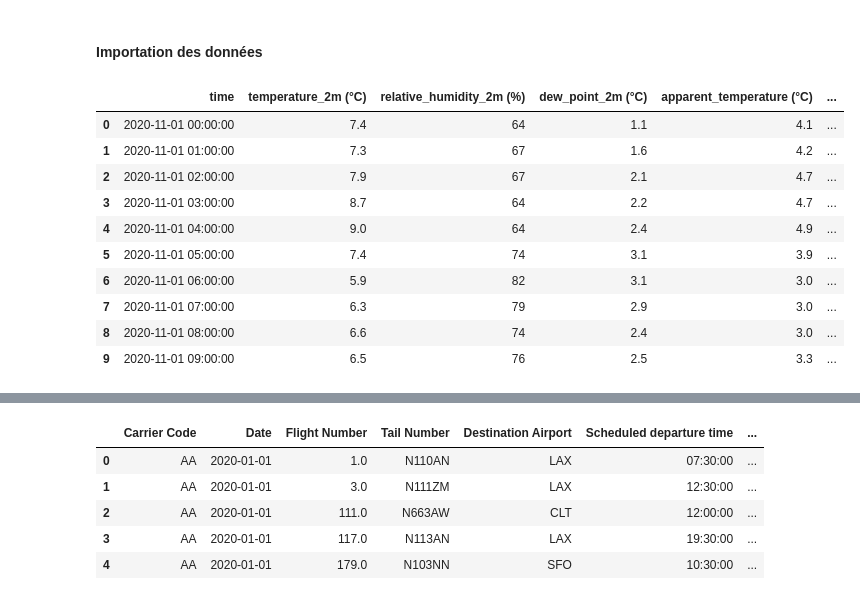
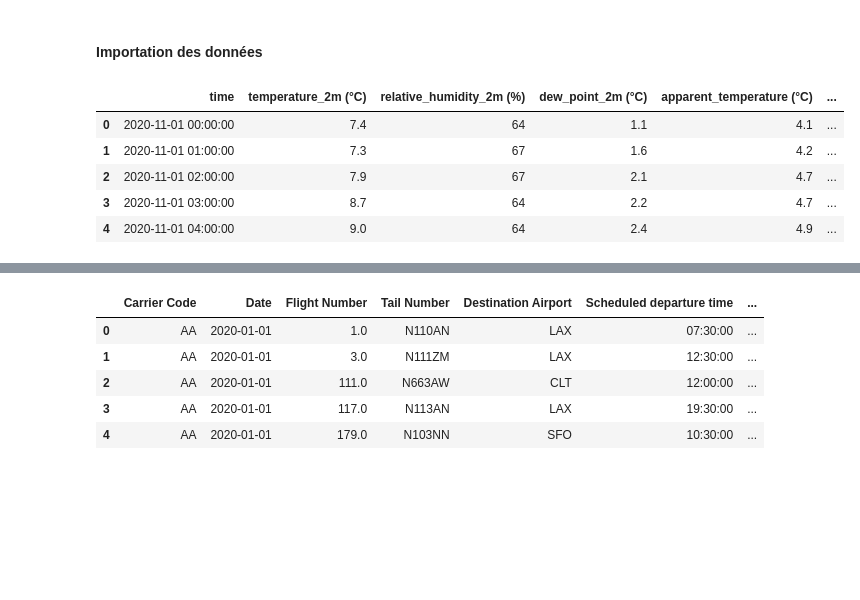
Before and after one commit to OUALYoss/Projet_Python-pour-la-data-science, a Jupyter notebook: code.ipynb, the cells around one changed output, grey strips where cells are left out. Cells and saved outputs as stored; diff of their text form; code cells hidden in the pictures; blank space fills up the shorter version.

```diff
--- a/code.ipynb
+++ b/code.ipynb
@@ -7,19 +7,16 @@ pd.set_option('display.width', None)
 #### Importation des données
 # %%
 df1=pd.read_excel("données_météo.xlsx")
+# %%
+df1['time']=pd.to_datetime(df1['time'], format="format='%m/%d/%Y")
 # %%
-df1.head(10)
+df1.head(5)
 # %% [output]
 |  | time | temperature_2m (°C) | relative_humidity_2m (%) | dew_point_2m (°C) | apparent_temperature (°C) | ... |
 | 0 | 2020-11-01 00:00:00 | 7.4 | 64 | 1.1 | 4.1 | ... |
 | 1 | 2020-11-01 01:00:00 | 7.3 | 67 | 1.6 | 4.2 | ... |
 | 2 | 2020-11-01 02:00:00 | 7.9 | 67 | 2.1 | 4.7 | ... |
 | 3 | 2020-11-01 03:00:00 | 8.7 | 64 | 2.2 | 4.7 | ... |
 | 4 | 2020-11-01 04:00:00 | 9.0 | 64 | 2.4 | 4.9 | ... |
-| 5 | 2020-11-01 05:00:00 | 7.4 | 74 | 3.1 | 3.9 | ... |
-| 6 | 2020-11-01 06:00:00 | 5.9 | 82 | 3.1 | 3.0 | ... |
-| 7 | 2020-11-01 07:00:00 | 6.3 | 79 | 2.9 | 3.0 | ... |
-| 8 | 2020-11-01 08:00:00 | 6.6 | 74 | 2.4 | 3.0 | ... |
-| 9 | 2020-11-01 09:00:00 | 6.5 | 76 | 2.5 | 3.3 | ... |
 # %%
 df2=pd.read_excel("Detailed_Statistics_Departures.xlsx")
```
Also changed, not shown: parts of 8 cells of this notebook, 4 other files.
